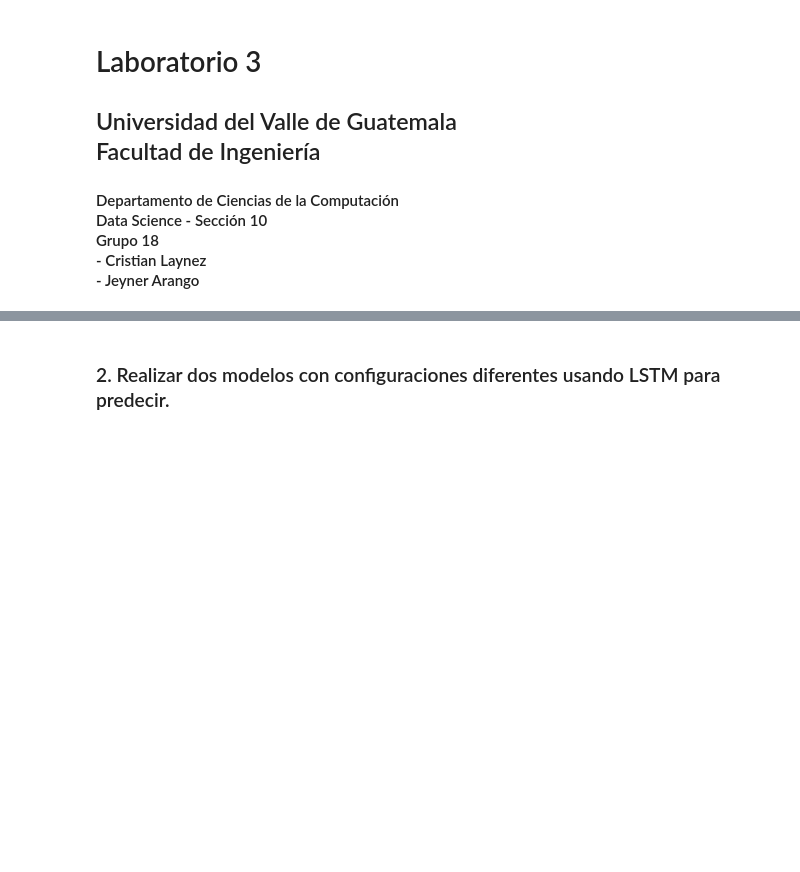
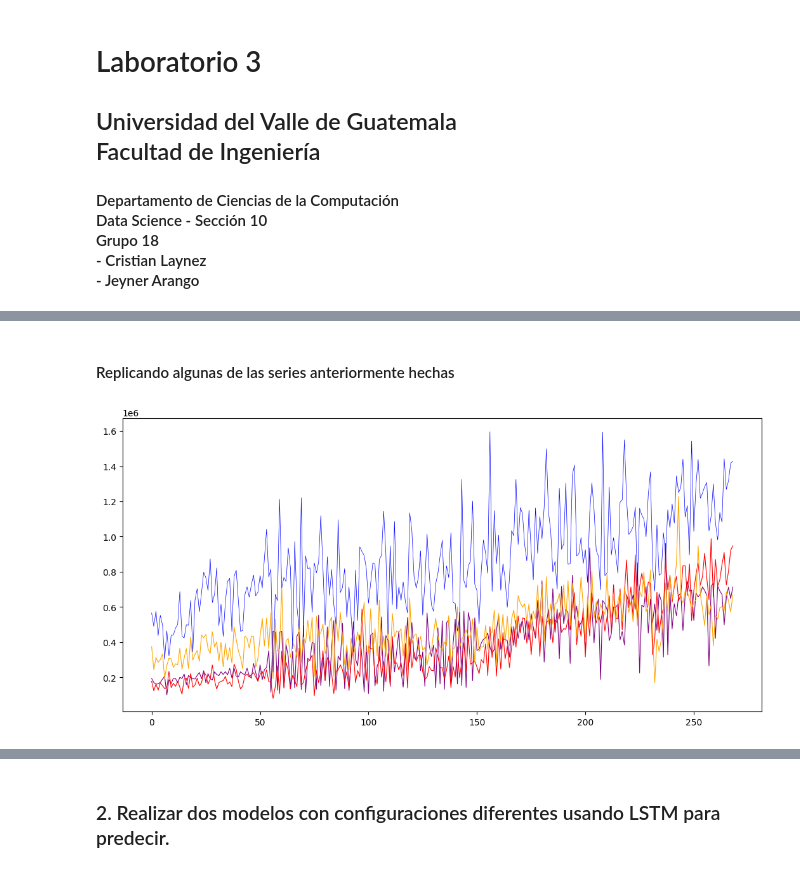
Before and after one commit to CrisLayB/DataScience_Lab03, a Jupyter notebook: exercise2.ipynb, the cells around one changed output, grey strips where cells are left out. Cells and saved outputs as stored; diff of their text form; code cells hidden in the pictures; blank space fills up the shorter version.

```diff
--- a/exercise2.ipynb
+++ b/exercise2.ipynb
@@ -9,0 +25,6 @@ import pandas as pd
+# %%
+# Leer la data del ejercicio anterior}
+df_imp = pd.read_excel('./data/IMPORTACION-VOLUMEN-2023-05.xlsx', sheet_name='IMPORTACION',skiprows = 6,
+                            nrows=270, header=0,usecols= 'A, G, I, K, L, U', engine='openpyxl').dropna()
+
+df_imp.head()
@@ -9,0 +38,3 @@ import pandas as pd
+# %%
+df_imp['Diesel'] = df_imp['Diesel bajo azufre'] + df_imp['Diesel alto azufre']
+df_imp.drop(['Diesel bajo azufre', 'Diesel alto azufre'], axis=1, inplace=True)
@@ -9,0 +111,2 @@ import pandas as pd
+# %% [markdown]
+#### Replicando algunas de las series anteriormente hechas
@@ -9,0 +118,9 @@ import pandas as pd
+# %%
+plt.figure(figsize=(13,6))
+df_imp['Gas licuado de petróleo'].plot(color='purple', linewidth=0.8)
+df_imp['Gasolina regular'].plot(color='red', linewidth=0.8)
+df_imp['Gasolina superior'].plot(color='orange', linewidth=0.8)
+df_imp['Diesel'].plot(color='blue', linewidth=0.5)
+plt.show()
+# %% [output]
+[figure, added]
```
Also changed, not shown: parts of 44 cells of this notebook, 4 other files.
